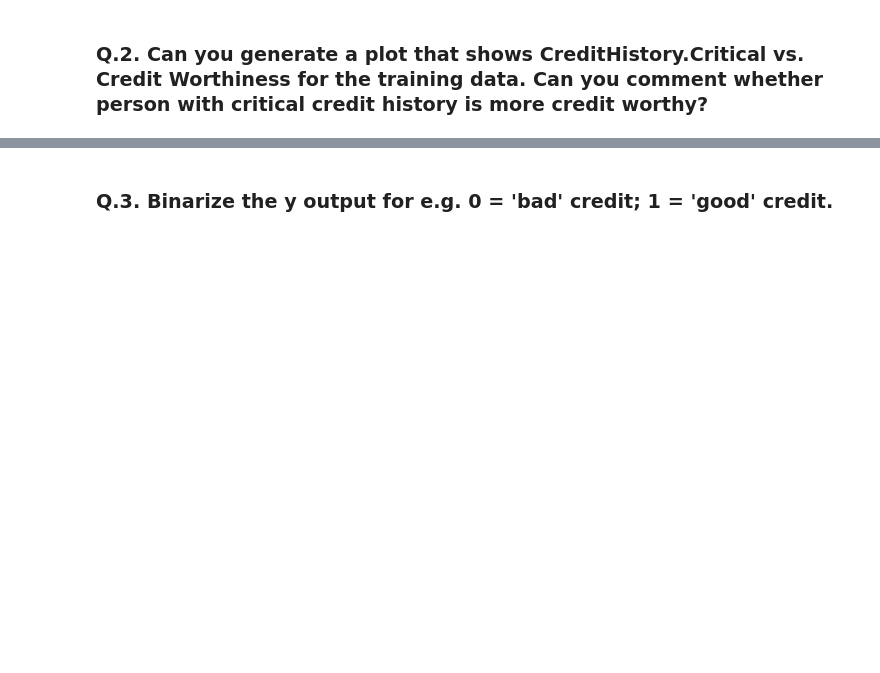
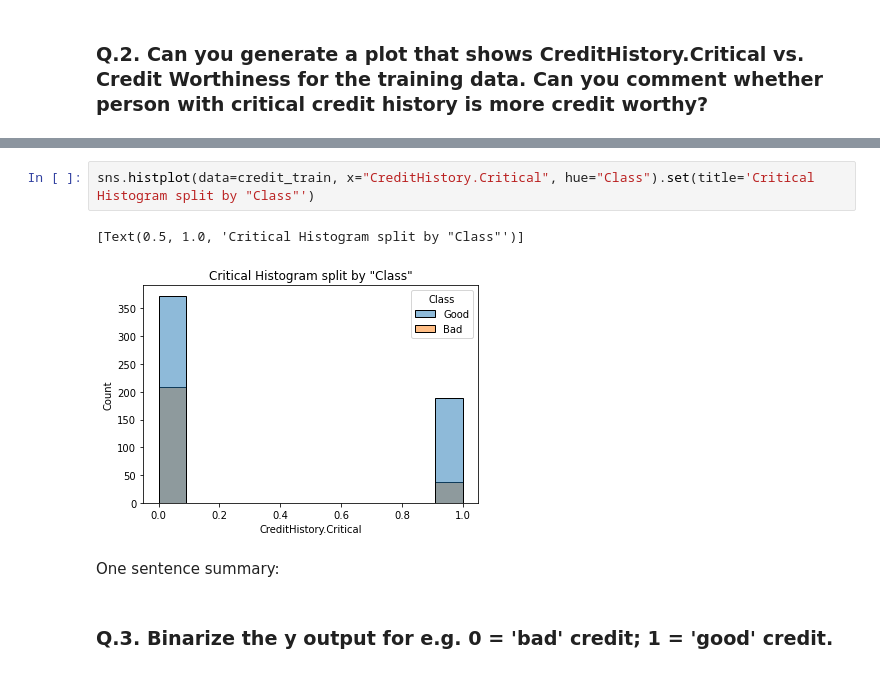
Before and after one commit to rodolfolermacontreras/ML_1_Assignment_3, a Jupyter notebook: ML510-Lesson3_Rodolfo_Lerma.ipynb, the cells around one changed output, grey strips where cells are left out. Saved outputs shown, nothing was run; the diff lists cells and outputs as text; blank space fills up the shorter version.

```diff
--- a/ML510-Lesson3_Rodolfo_Lerma.ipynb
+++ b/ML510-Lesson3_Rodolfo_Lerma.ipynb
@@ -73,2 +142,9 @@ import seaborn as sn
+# %%
+sns.histplot(data=credit_train, x="CreditHistory.Critical", hue="Class").set(title='Critical Histogram split by "Class"')
+# %% [output]
+[Text(0.5, 1.0, 'Critical Histogram split by "Class"')]
+[figure, added]
+# %% [markdown]
+One sentence summary:
 # %% [markdown]
 <h3>Q.3. Binarize the y output for e.g. 0 = 'bad' credit; 1 = 'good' credit. </h3>
```
Also changed, not shown: parts of 11 cells of this notebook.
